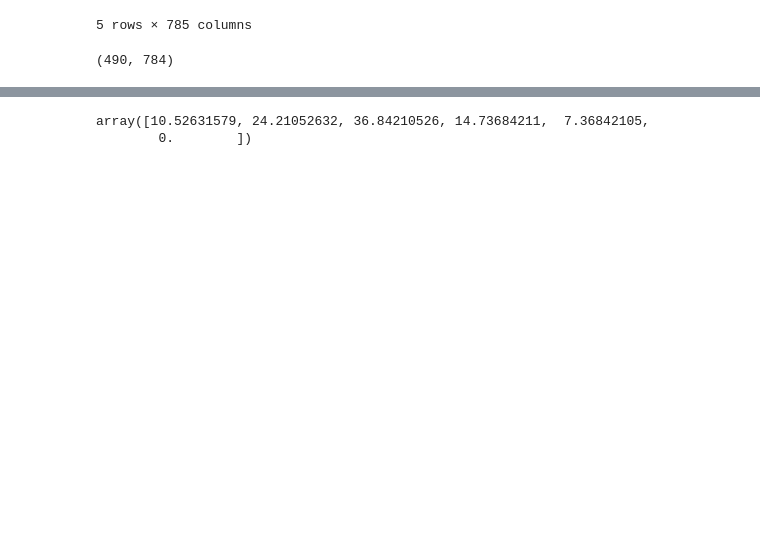
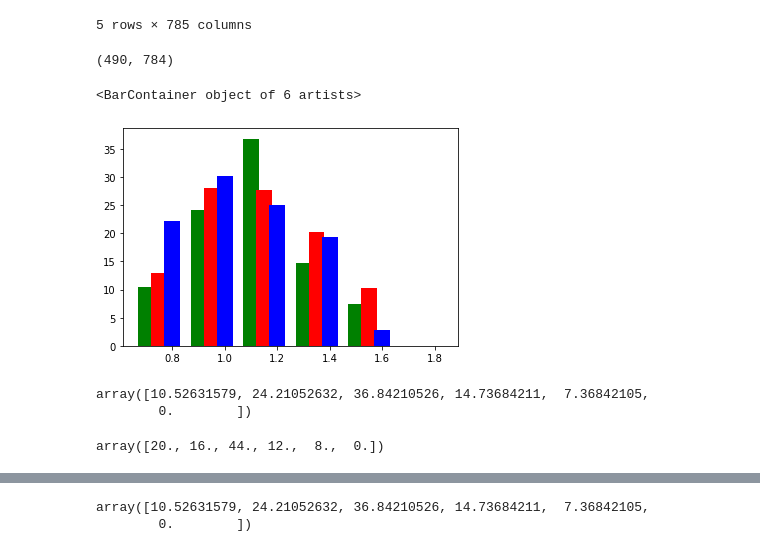
Before and after one commit to marquesgabi/Doutorado, a Jupyter notebook: ANN_ better_resolution/PSD_histogram_CNN_B_r_squared_jun_23_2021.ipynb, the cells around one changed output, grey strips where cells are left out. Drawn from its saved outputs; the diff is of its cells as text; code cells hidden in the pictures; blank space fills up the shorter version.

```diff
--- a/ANN_ better_resolution/PSD_histogram_CNN_B_r_squared_jun_23_2021.ipynb
+++ b/ANN_ better_resolution/PSD_histogram_CNN_B_r_squared_jun_23_2021.ipynb
@@ -366,6 +366,36 @@ Diam1 = [ (4*A/np.pi)**0.5 for A in Area]
 X.shape
 # %% [output]
 (490, 784)
+# %%
+Freq = [10.52631579, 24.21052632, 36.84210526, 14.73684211,  7.36842105, 0.]
+Freq2 = [12.90153, 28.11527, 27.66761, 20.21617, 10.34227, 0.]
+Freq3 = [22.22489, 30.15078, 25.10463, 19.30926, 2.810434, 0.]
+barWidth = 0.25
+
+br1 = range(len(Freq))
+# Set position of bar on X axis
+br2 = [x + barWidth for x in br1]
+br3 = [x + barWidth for x in br2]
+labels = [0.8, 1.0, 1.2, 1.4, 1.6, 1.8]
+
+xx=[]
+for a in labels:
+  xx.append(str(a))
+plt.bar(br1, Freq , color="green", align="center", width=0.3, tick_label= xx)
+plt.bar(br2, Freq2 , color="red", align="center", width=0.3, tick_label= xx)
+plt.bar(br3, Freq3 , color="blue", align="center", width=0.3, tick_label= xx)
+# %% [output]
+<BarContainer object of 6 artists>
+[figure, added]
+# %%
+yy[0][0]
+# %% [output]
+array([10.52631579, 24.21052632, 36.84210526, 14.73684211,  7.36842105,
+        0.        ])
+# %%
+yy[0][1]
+# %% [output]
+array([20., 16., 44., 12.,  8.,  0.])
 # %%
  wt1 = np.ones(len(Diam1)) / len(Diam1)*100
  wt2 = np.ones(len(Diameter_All)) / len(Diameter_All)*100
```
Also changed, not shown: parts of 24 cells of this notebook.
